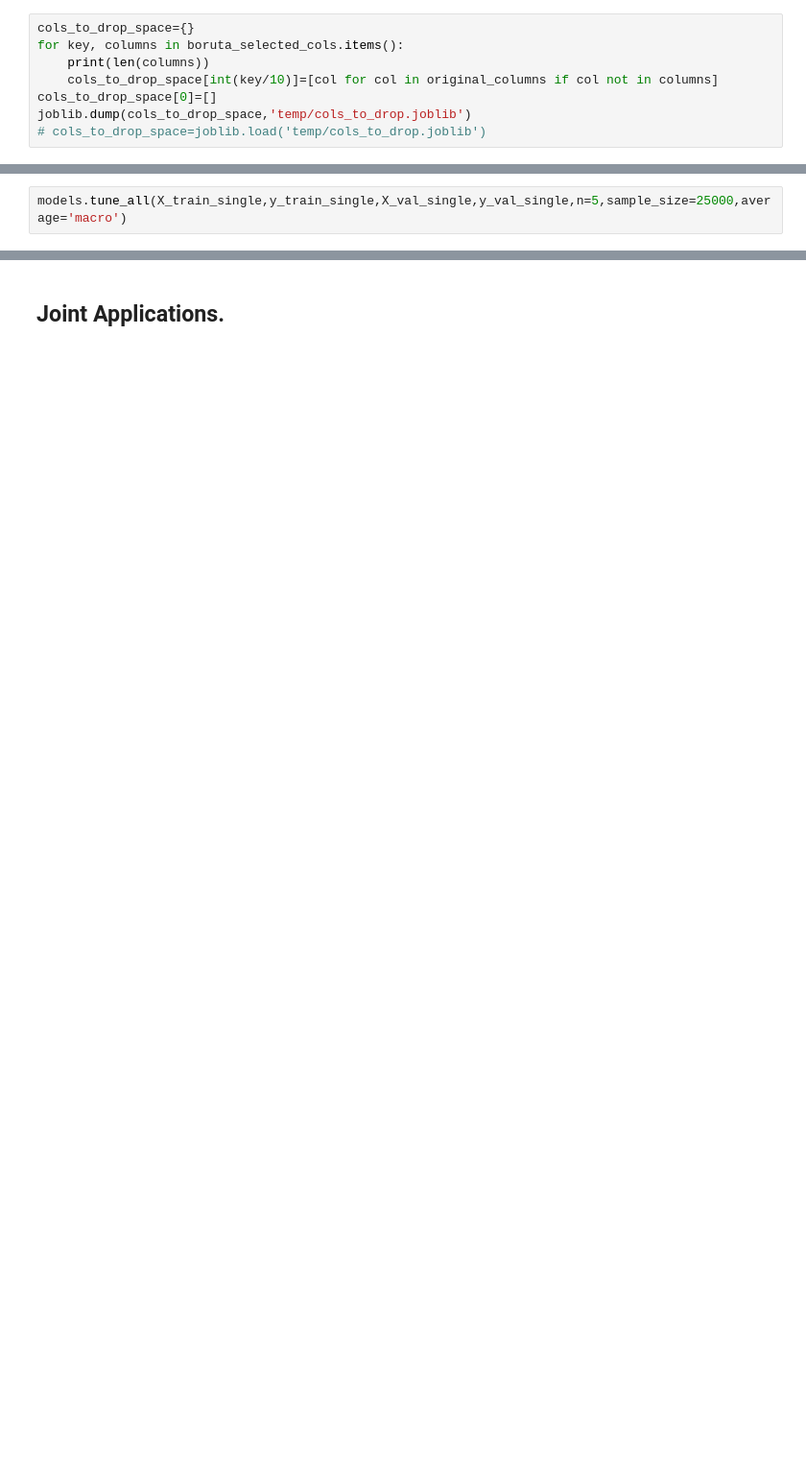
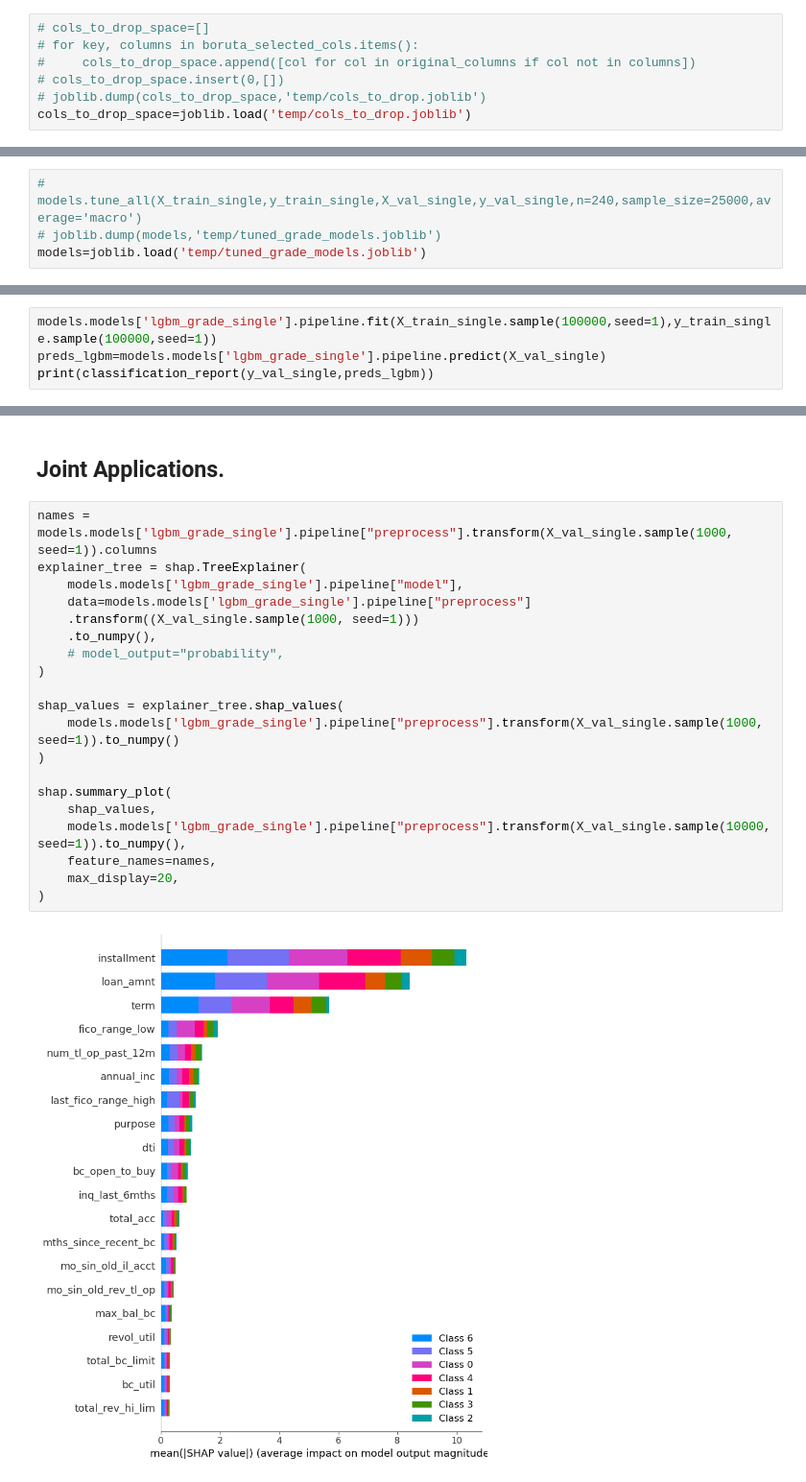
Before and after one commit to gediminas-skvarnavicius/lending-club, a Jupyter notebook: model_2_grade.ipynb, the cells around one changed output, grey strips where cells are left out. Shown: that part at 96% size. Drawn from its saved outputs; the diff is of its cells as text; blank space fills up the shorter version.

```diff
--- a/model_2_grade.ipynb
+++ b/model_2_grade.ipynb
@@ -166,11 +179,10 @@ for perc in np.arange(stop=101,start=10,step=10):
 # %%
-cols_to_drop_space={}
-for key, columns in boruta_selected_cols.items():
-    print(len(columns))
-    cols_to_drop_space[int(key/10)]=[col for col in original_columns if col not in columns]
-cols_to_drop_space[0]=[]
-joblib.dump(cols_to_drop_space,'temp/cols_to_drop.joblib')
-# cols_to_drop_space=joblib.load('temp/cols_to_drop.joblib')
+# cols_to_drop_space=[]
+# for key, columns in boruta_selected_cols.items():
+#     cols_to_drop_space.append([col for col in original_columns if col not in columns])
+# cols_to_drop_space.insert(0,[])
+# joblib.dump(cols_to_drop_space,'temp/cols_to_drop.joblib')
+cols_to_drop_space=joblib.load('temp/cols_to_drop.joblib')
 # %% [markdown]
 ##### Dropper
 # %%
@@ -228,3 +242,5 @@ models.add_model(
 )
 # %%
-models.tune_all(X_train_single,y_train_single,X_val_single,y_val_single,n=5,sample_size=25000,average='macro')
+# models.tune_all(X_train_single,y_train_single,X_val_single,y_val_single,n=240,sample_size=25000,average='macro')
+# joblib.dump(models,'temp/tuned_grade_models.joblib')
+models=joblib.load('temp/tuned_grade_models.joblib')
@@ -286,0 +247,4 @@ bestp
+# %%
+models.models['lgbm_grade_single'].pipeline.fit(X_train_single.sample(100000,seed=1),y_train_single.sample(100000,seed=1))
+preds_lgbm=models.models['lgbm_grade_single'].pipeline.predict(X_val_single)
+print(classification_report(y_val_single,preds_lgbm))
@@ -287,2 +265,24 @@ bestp
 # %% [markdown]
 ## Joint Applications.
+# %%
+names = models.models['lgbm_grade_single'].pipeline["preprocess"].transform(X_val_single.sample(1000, seed=1)).columns
+explainer_tree = shap.TreeExplainer(
+    models.models['lgbm_grade_single'].pipeline["model"],
+    data=models.models['lgbm_grade_single'].pipeline["preprocess"]
+    .transform((X_val_single.sample(1000, seed=1)))
+    .to_numpy(),
+    # model_output="probability",
+)
+
+shap_values = explainer_tree.shap_values(
+    models.models['lgbm_grade_single'].pipeline["preprocess"].transform(X_val_single.sample(1000, seed=1)).to_numpy()
+)
+
+shap.summary_plot(
+    shap_values,
+    models.models['lgbm_grade_single'].pipeline["preprocess"].transform(X_val_single.sample(10000, seed=1)).to_numpy(),
+    feature_names=names,
+    max_display=20,
+)
+# %% [output]
+[figure, added]
```
Also changed, not shown: parts of 9 cells of this notebook, 2 other files.
